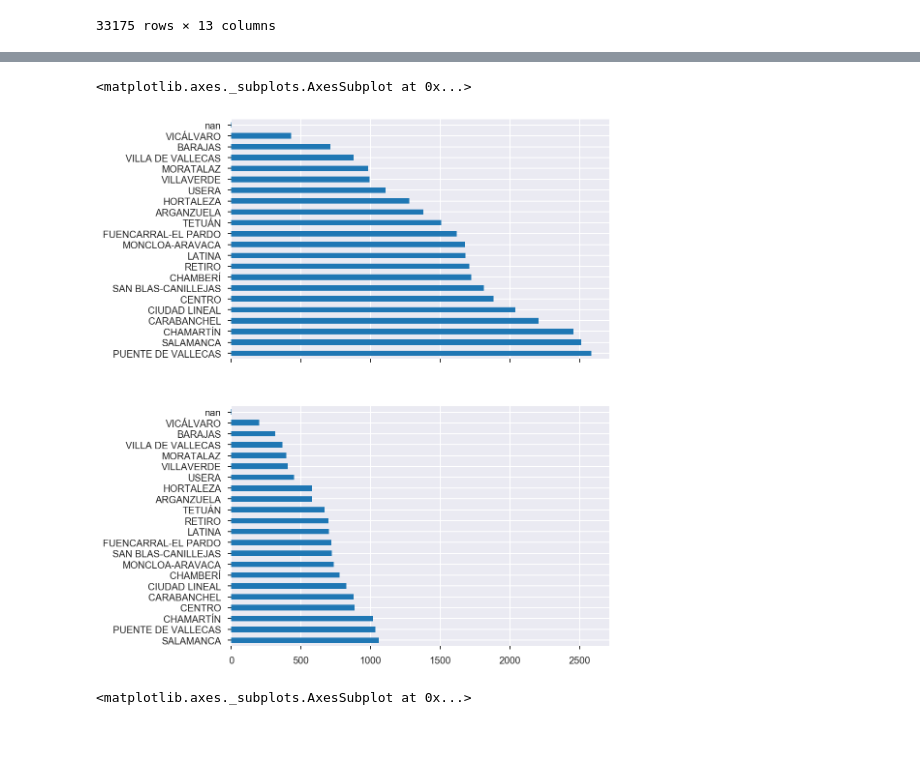
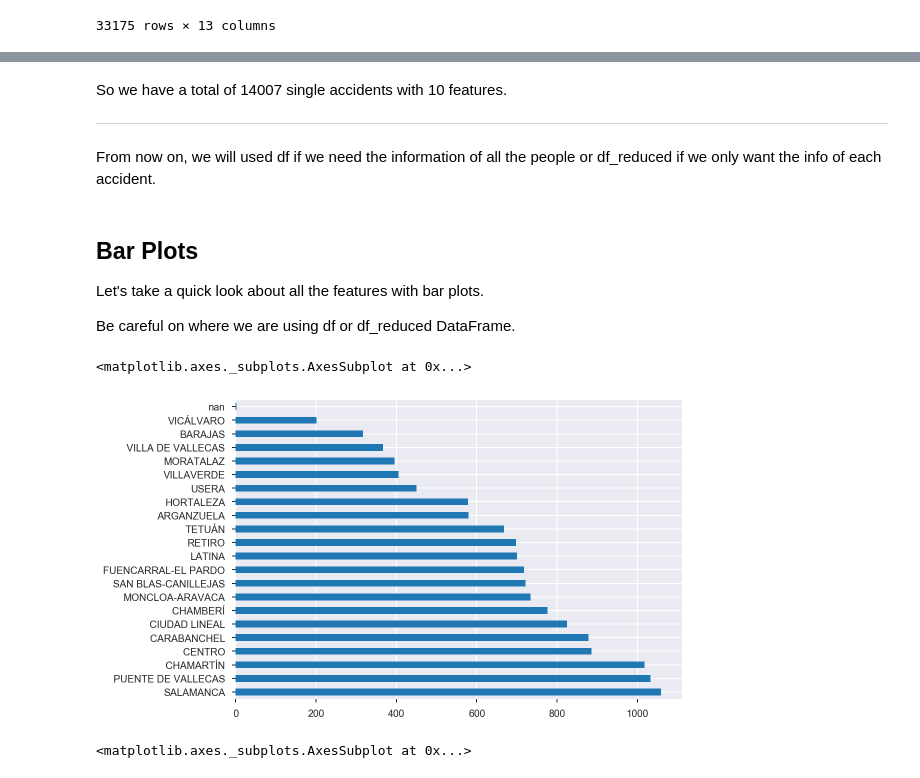
Before and after one commit to pablorodriper/madrid-open-data, a Jupyter notebook: traffic_accidents.ipynb, the cells around one changed output, grey strips where cells are left out. Drawn from its saved outputs; the diff is of its cells as text; code cells hidden in the pictures; blank space fills up the shorter version.

Commit message:
Load and clean data

```diff
--- a/accidents.ipynb
+++ b/traffic_accidents.ipynb
@@ -88,11 +93,23 @@ dtype: object
+# %% [markdown]
+So we have a total of 14007 single accidents with 10 features.
+
+---
+
+From now on, we will used df if we need the information of all the people or df_reduced if we only want the info of each accident.
+# %% [markdown]
+## Bar Plots
+
+Let's take a quick look about all the features with bar plots.
+
+Be careful on where we are using df or df_reduced DataFrame.
 # %%
-fig, ax = plt.subplots(2, 1, sharex='col', sharey='row', figsize=(7,10))
+#fig, ax = plt.subplots(2, 1, sharex='col', sharey='row', figsize=(7,10))
 
-df['DISTRITO'].value_counts(dropna=False).plot.barh(ax=ax[0])
-df_reduced['DISTRITO'].value_counts(dropna=False).plot.barh(ax=ax[1])
+#df['DISTRITO'].value_counts(dropna=False).plot.barh(ax=ax[0])
+df_reduced['DISTRITO'].value_counts(dropna=False).plot.barh()
 # %% [output]
 <matplotlib.axes._subplots.AxesSubplot at 0x...>
-[figure, old version]
+[figure, new version]
 # %%
 df_reduced['TIPO ACCIDENTE'].value_counts(dropna=False).plot.barh()
 # %% [output]
```
Also changed, not shown: parts of 10 cells of this notebook.
